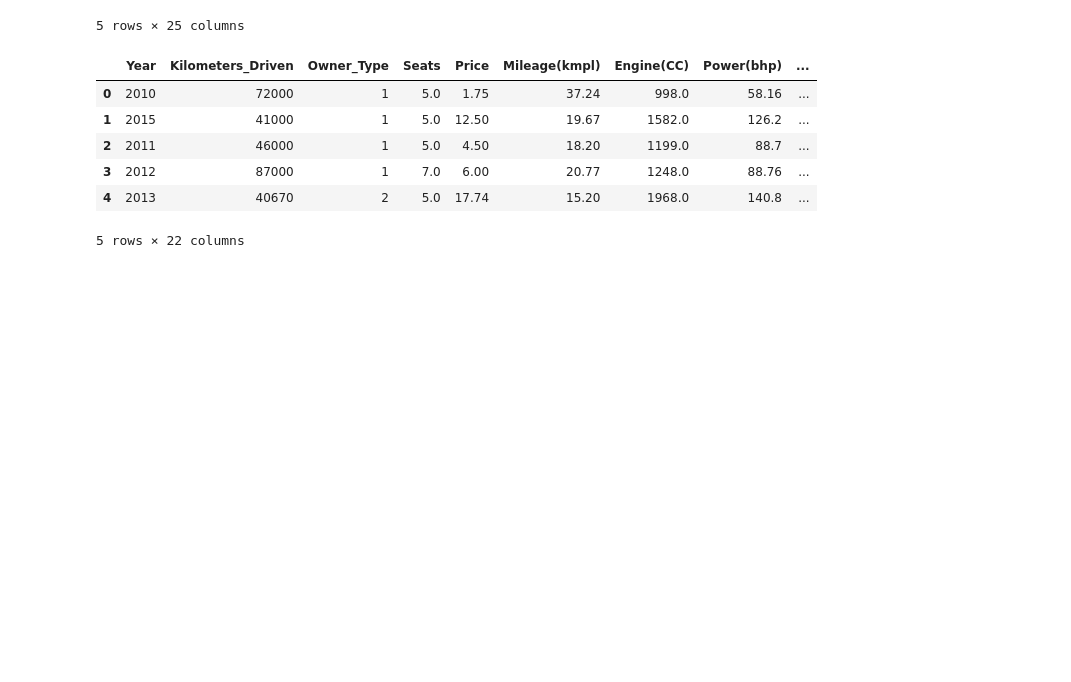
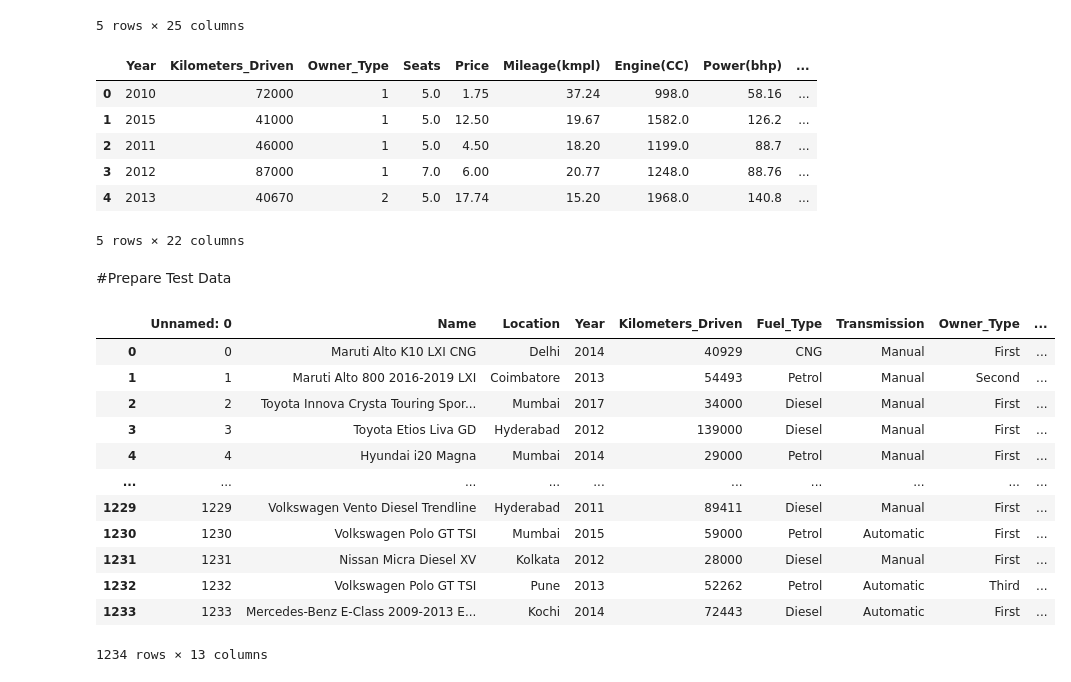
Before and after one commit to abdelfatah2000/ML-Projects, a Jupyter notebook: Regression/Used_Car_Predection.ipynb, the cells around one changed output. Drawn from its saved outputs; the diff is of its cells as text; code cells hidden in the pictures; blank space fills up the shorter version.

```diff
--- a/Regression/Used_Car_Predection.ipynb
+++ b/Regression/Used_Car_Predection.ipynb
@@ -306,3 +306,21 @@ train_data.head()
 | 3 | 2012 | 87000 | 1 | 7.0 | 6.00 | 20.77 | 1248.0 | 88.76 | ... |
 | 4 | 2013 | 40670 | 2 | 5.0 | 17.74 | 15.20 | 1968.0 | 140.8 | ... |
 5 rows × 22 columns
+# %% [markdown]
+#Prepare Test Data
+# %%
+test_data
+# %% [output]
+|  | Unnamed: 0 | Name | Location | Year | Kilometers_Driven | Fuel_Type | Transmission | Owner_Type | ... |
+| 0 | 0 | Maruti Alto K10 LXI CNG | Delhi | 2014 | 40929 | CNG | Manual | First | ... |
+| 1 | 1 | Maruti Alto 800 2016-2019 LXI | Coimbatore | 2013 | 54493 | Petrol | Manual | Second | ... |
+| 2 | 2 | Toyota Innova Crysta Touring Spor... | Mumbai | 2017 | 34000 | Diesel | Manual | First | ... |
+| 3 | 3 | Toyota Etios Liva GD | Hyderabad | 2012 | 139000 | Diesel | Manual | First | ... |
+| 4 | 4 | Hyundai i20 Magna | Mumbai | 2014 | 29000 | Petrol | Manual | First | ... |
+| ... | ... | ... | ... | ... | ... | ... | ... | ... | ... |
+| 1229 | 1229 | Volkswagen Vento Diesel Trendline | Hyderabad | 2011 | 89411 | Diesel | Manual | First | ... |
+| 1230 | 1230 | Volkswagen Polo GT TSI | Mumbai | 2015 | 59000 | Petrol | Automatic | First | ... |
+| 1231 | 1231 | Nissan Micra Diesel XV | Kolkata | 2012 | 28000 | Diesel | Manual | First | ... |
+| 1232 | 1232 | Volkswagen Polo GT TSI | Pune | 2013 | 52262 | Petrol | Automatic | Third | ... |
+| 1233 | 1233 | Mercedes-Benz E-Class 2009-2013 E... | Kochi | 2014 | 72443 | Diesel | Automatic | First | ... |
+1234 rows × 13 columns
```
Also changed, not shown: parts of 24 cells of this notebook.
